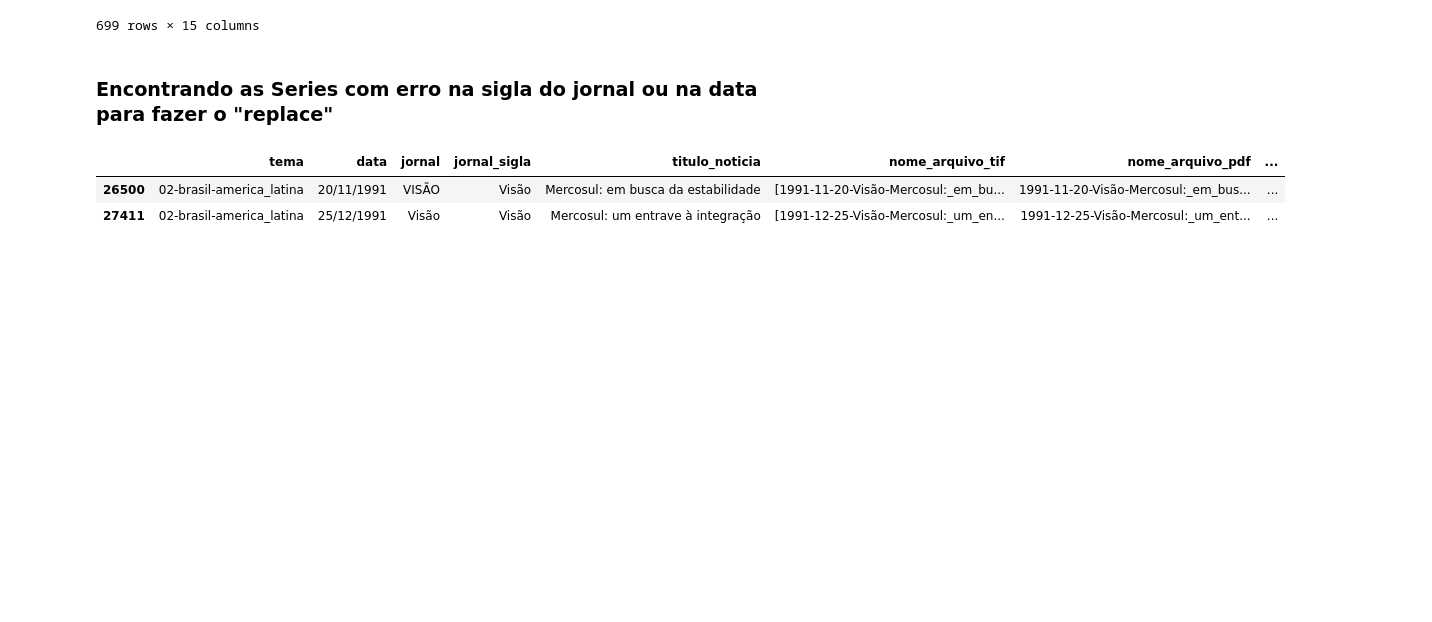
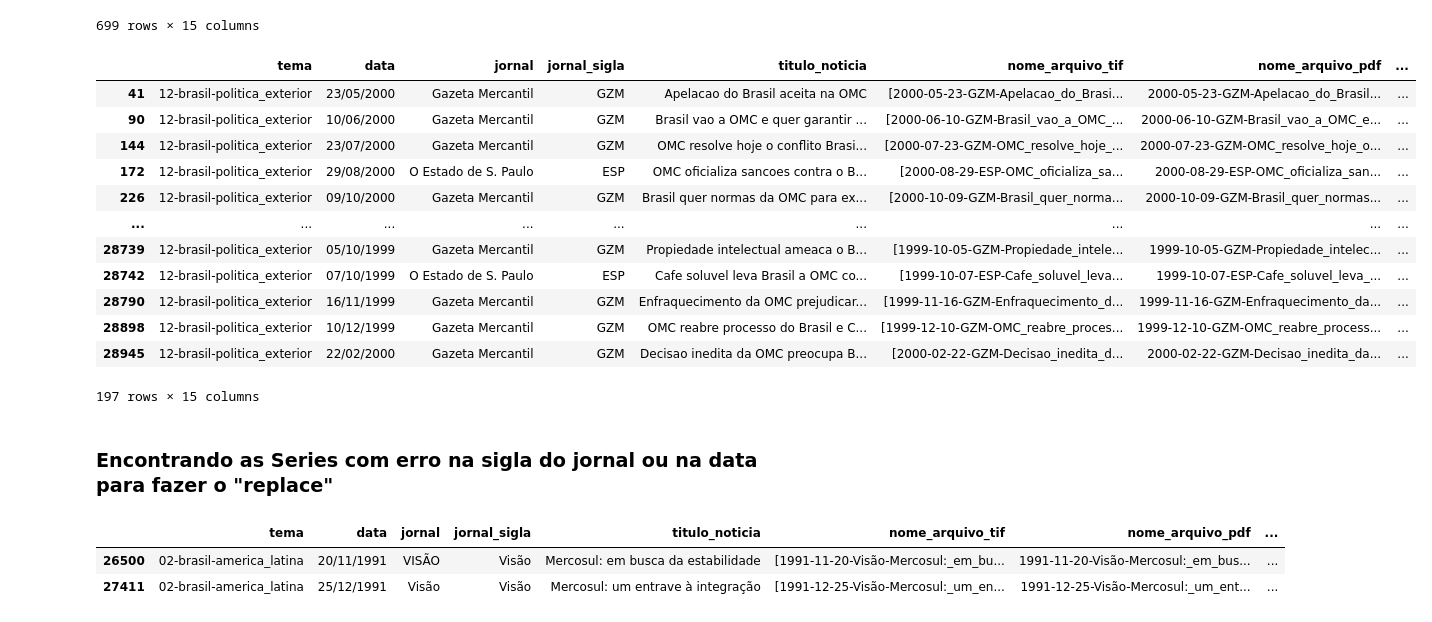
Before and after one commit to thiagovicino/python_analise_dados, a Jupyter notebook: Análise_dados_02_json_thiago.ipynb, the cells around one changed output. Cells and saved outputs as stored; diff of their text form; code cells hidden in the pictures; blank space fills up the shorter version.

```diff
--- a/Análise_dados_02_json_thiago.ipynb
+++ b/Análise_dados_02_json_thiago.ipynb
@@ -319,6 +342,25 @@ noticias_OMC
 | 28984 | 12-brasil-politica_exterior | 17/03/2000 | O Estado de S. Paulo | ESP | Pais reclama a OMC contra proteci... | [2000-03-17-ESP-Pais_reclama_a_OM... | 2000-03-17-ESP-Pais_reclama_a_OMC... | ... |
 | 28993 | 12-brasil-politica_exterior | 23/03/2000 | O Estado de S. Paulo | ESP | OMC suspende negociacoes sobre ag... | [2000-03-23-ESP-OMC_suspende_nego... | 2000-03-23-ESP-OMC_suspende_negoc... | ... |
 699 rows × 15 columns
+# %%
+# Filtrar mais de uma string ao mesmo tempo com a função "&" (AND):
+titulo = dataset["titulo_noticia"]
+noticias_brasil_OMC = dataset[titulo.str.contains("Brasil") & titulo.str.contains("OMC")]
+noticias_brasil_OMC
+# %% [output]
+|  | tema | data | jornal | jornal_sigla | titulo_noticia | nome_arquivo_tif | nome_arquivo_pdf | ... |
+| 41 | 12-brasil-politica_exterior | 23/05/2000 | Gazeta Mercantil | GZM | Apelacao do Brasil aceita na OMC | [2000-05-23-GZM-Apelacao_do_Brasi... | 2000-05-23-GZM-Apelacao_do_Brasil... | ... |
+| 90 | 12-brasil-politica_exterior | 10/06/2000 | Gazeta Mercantil | GZM | Brasil vao a OMC e quer garantir ... | [2000-06-10-GZM-Brasil_vao_a_OMC_... | 2000-06-10-GZM-Brasil_vao_a_OMC_e... | ... |
+| 144 | 12-brasil-politica_exterior | 23/07/2000 | Gazeta Mercantil | GZM | OMC resolve hoje o conflito Brasi... | [2000-07-23-GZM-OMC_resolve_hoje_... | 2000-07-23-GZM-OMC_resolve_hoje_o... | ... |
+| 172 | 12-brasil-politica_exterior | 29/08/2000 | O Estado de S. Paulo | ESP | OMC oficializa sancoes contra o B... | [2000-08-29-ESP-OMC_oficializa_sa... | 2000-08-29-ESP-OMC_oficializa_san... | ... |
+| 226 | 12-brasil-politica_exterior | 09/10/2000 | Gazeta Mercantil | GZM | Brasil quer normas da OMC para ex... | [2000-10-09-GZM-Brasil_quer_norma... | 2000-10-09-GZM-Brasil_quer_normas... | ... |
+| ... | ... | ... | ... | ... | ... | ... | ... | ... |
+| 28739 | 12-brasil-politica_exterior | 05/10/1999 | Gazeta Mercantil | GZM | Propiedade intelectual ameaca o B... | [1999-10-05-GZM-Propiedade_intele... | 1999-10-05-GZM-Propiedade_intelec... | ... |
+| 28742 | 12-brasil-politica_exterior | 07/10/1999 | O Estado de S. Paulo | ESP | Cafe soluvel leva Brasil a OMC co... | [1999-10-07-ESP-Cafe_soluvel_leva... | 1999-10-07-ESP-Cafe_soluvel_leva_... | ... |
+| 28790 | 12-brasil-politica_exterior | 16/11/1999 | Gazeta Mercantil | GZM | Enfraquecimento da OMC prejudicar... | [1999-11-16-GZM-Enfraquecimento_d... | 1999-11-16-GZM-Enfraquecimento_da... | ... |
+| 28898 | 12-brasil-politica_exterior | 10/12/1999 | Gazeta Mercantil | GZM | OMC reabre processo do Brasil e C... | [1999-12-10-GZM-OMC_reabre_proces... | 1999-12-10-GZM-OMC_reabre_process... | ... |
+| 28945 | 12-brasil-politica_exterior | 22/02/2000 | Gazeta Mercantil | GZM | Decisao inedita da OMC preocupa B... | [2000-02-22-GZM-Decisao_inedita_d... | 2000-02-22-GZM-Decisao_inedita_da... | ... |
+197 rows × 15 columns
 # %% [markdown]
 ### Encontrando as Series com erro na sigla do jornal ou na data para fazer o "replace"
 # %%
```
Also changed, not shown: parts of 3 cells of this notebook.
